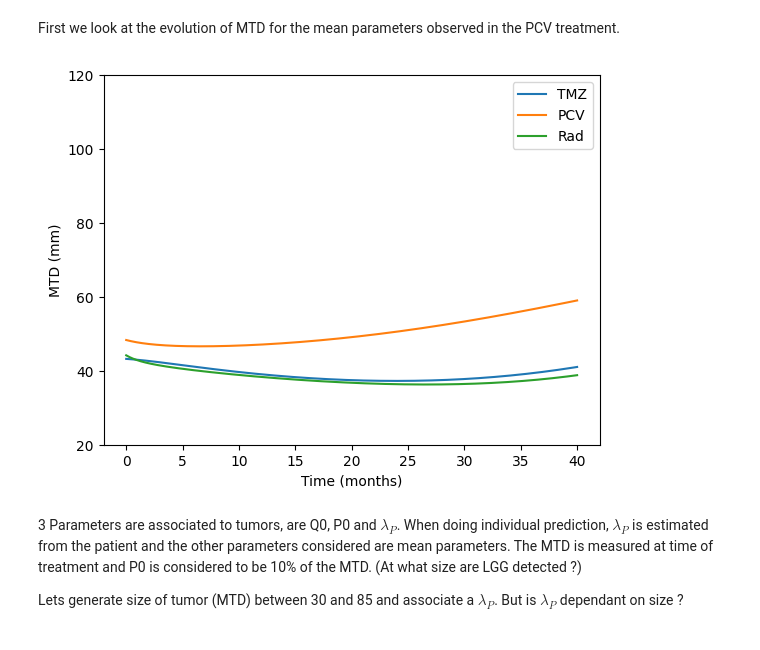
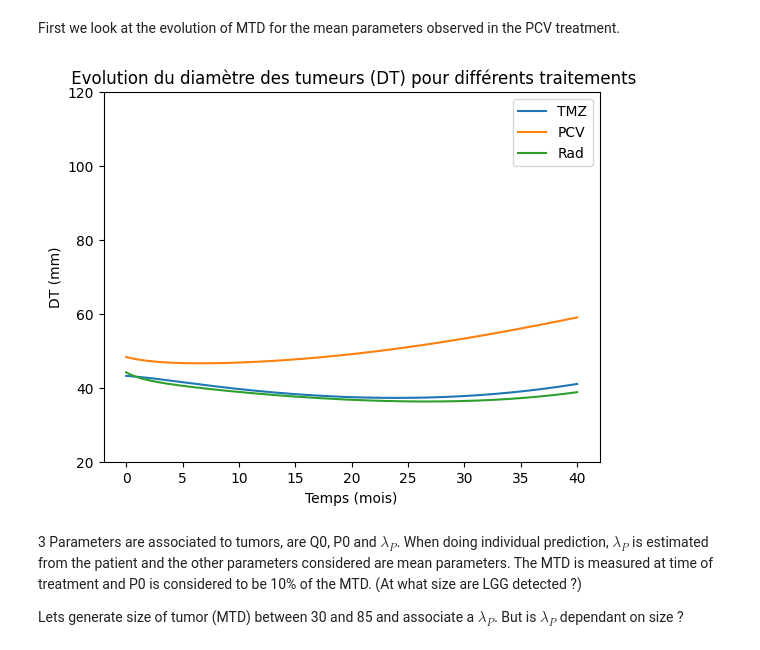
Before and after one commit to ambrejaeger/TP-M2, a Jupyter notebook: TP_parameters_exploration.ipynb, the cells around one changed output. Cells and saved outputs as stored; diff of their text form; code cells hidden in the pictures.

```diff
--- a/TP_parameters_exploration.ipynb
+++ b/TP_parameters_exploration.ipynb
@@ -44,20 +45,21 @@ parameters_rad ={
 # %%
 y_TMZ = odeint(derivees, y0_TMZ, np.linspace(0, 40, 400), args=(parameters_TMZ, ))
 y_PCV = odeint(derivees, y0_PCV, np.linspace(0, 40, 400), args=(parameters_PCV, ))
 y_rad = odeint(derivees, y0_rad, np.linspace(0, 40, 400), args=(parameters_rad, ))
 
 
 
 plt.plot(np.linspace(0, 40, 400), y_TMZ[:, 1] + y_TMZ[:, 2] + y_TMZ[:, 3], label='TMZ')
 plt.plot(np.linspace(0, 40, 400), y_PCV[:, 1] + y_PCV[:, 2] + y_PCV[:, 3], label='PCV')
 plt.plot(np.linspace(0, 40, 400), y_rad[:, 1] + y_rad[:, 2] + y_rad[:, 3], label='Rad')
-plt.xlabel('Time (months)')
-plt.ylabel('MTD (mm)')
+plt.xlabel('Temps (mois)')
+plt.ylabel('DT (mm)')
+plt.title(' Evolution du diamètre des tumeurs (DT) pour différents traitements')
 plt.legend()
 plt.ylim(20, 120)
 plt.show()
 # %% [output]
-[figure, old version]
+[figure, new version]
 # %% [markdown]
 3 Parameters are associated to tumors, are Q0, P0 and $\lambda_{P}$. When doing individual prediction, $\lambda_{P}$ is estimated from the patient and the other parameters considered are mean parameters. The MTD is measured at time of treatment and P0 is considered to be 10% of the MTD. (At what size are LGG detected ?)
 
```
Also changed, not shown: parts of 12 cells of this notebook, 12 other files.
